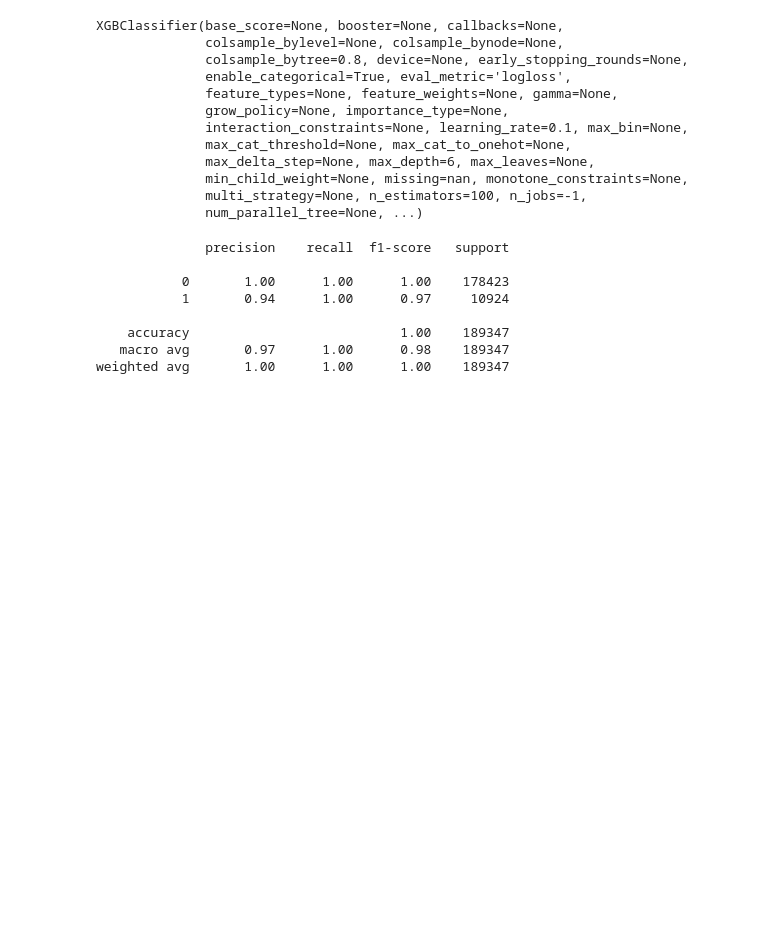
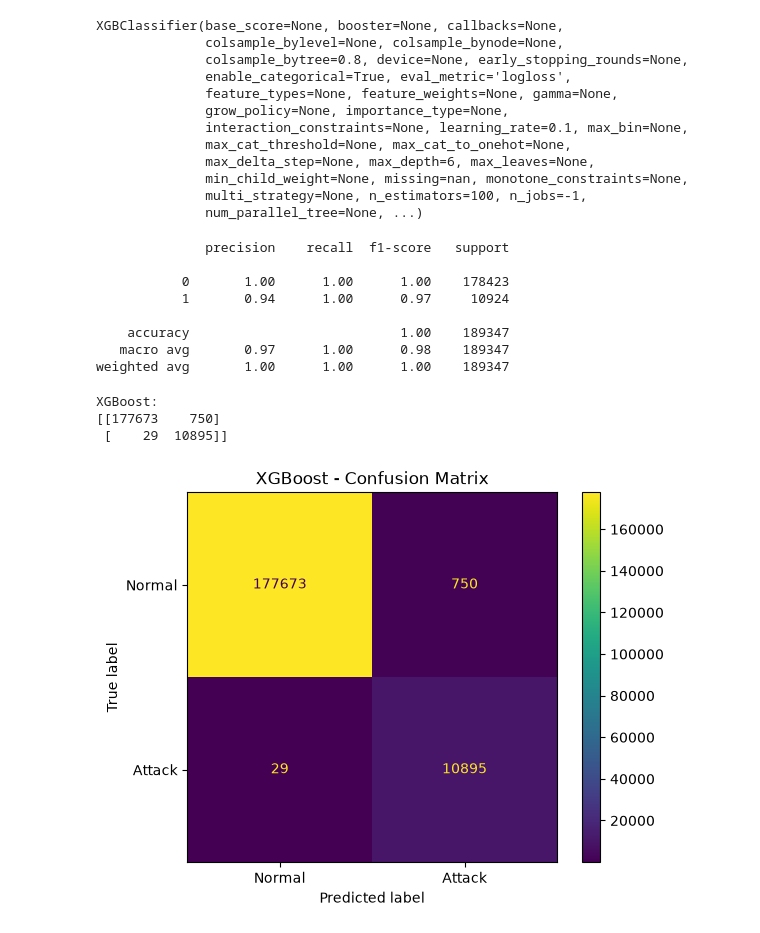
Before and after one commit to HlaMohd/Capstone-Project, a Jupyter notebook: notebooks/03_XGBoost.ipynb, the cells around one changed output. Cells and saved outputs as stored; diff of their text form; code cells hidden in the pictures; blank space fills up the shorter version.

```diff
--- a/notebooks/03_XGBoost.ipynb
+++ b/notebooks/03_XGBoost.ipynb
@@ -95,6 +97,24 @@ print(classification_report(y_test, y_pred_xgb))
     accuracy                           1.00    189347
    macro avg       0.97      1.00      0.98    189347
 weighted avg       1.00      1.00      1.00    189347
+# %%
+cm_xgb = confusion_matrix(y_test, y_pred_xgb)
+
+print("XGBoost:")
+print(cm_xgb)
+
+ConfusionMatrixDisplay(
+    confusion_matrix=cm_xgb,
+    display_labels=["Normal", "Attack"]
+).plot()
+
+plt.title("XGBoost - Confusion Matrix")
+plt.show()
+# %% [output]
+XGBoost:
+[[177673    750]
+ [    29  10895]]
+[figure, added]
 # %%
 # XGBoost Results
 #
```
Also changed, not shown: parts of 1 cell of this notebook, 3 other files.
